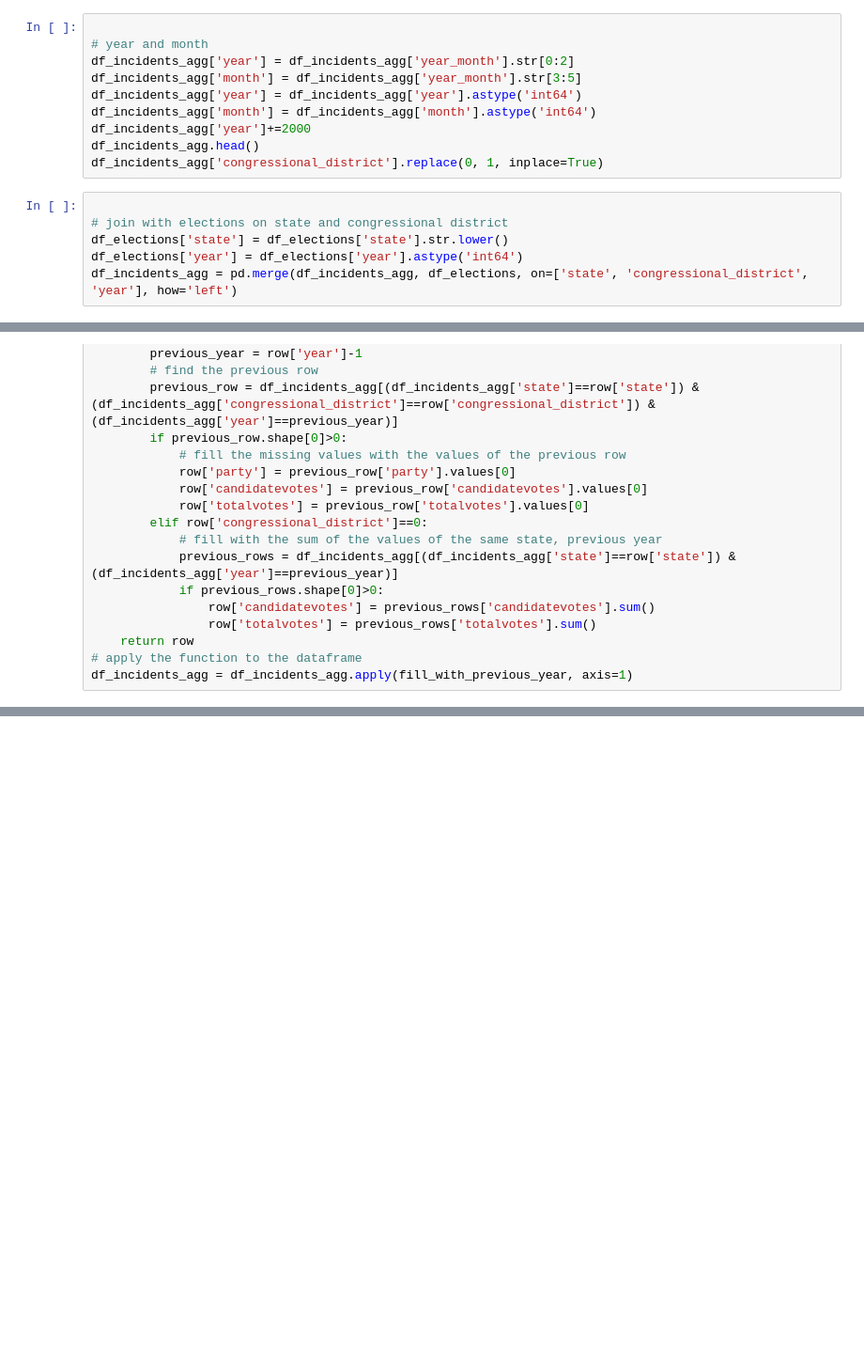
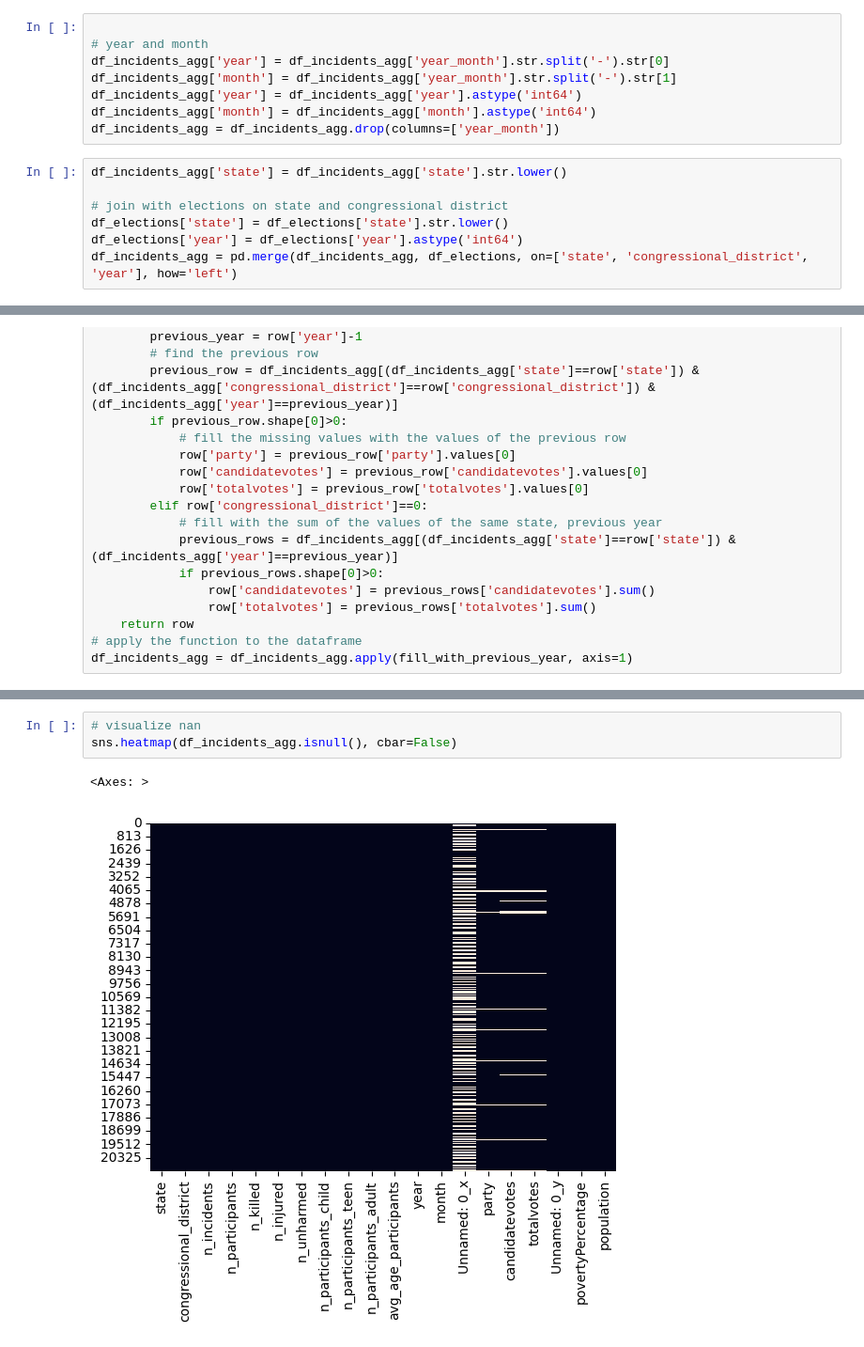
Before and after one commit to irenedovichi/DM-project, a Jupyter notebook: TASK 1/AggregatedDataset.ipynb, the cells around one changed output, grey strips where cells are left out. Shown at 94% size. Cells and saved outputs as stored; diff of their text form; blank space fills up the shorter version.

```diff
--- a/TASK 1/AggregatedDataset.ipynb
+++ b/TASK 1/AggregatedDataset.ipynb
@@ -40,14 +79,13 @@ KeyError: 'Column not found: n_killed'
 # %%
 
 # year and month
-df_incidents_agg['year'] = df_incidents_agg['year_month'].str[0:2]
-df_incidents_agg['month'] = df_incidents_agg['year_month'].str[3:5]
+df_incidents_agg['year'] = df_incidents_agg['year_month'].str.split('-').str[0]
+df_incidents_agg['month'] = df_incidents_agg['year_month'].str.split('-').str[1]
 df_incidents_agg['year'] = df_incidents_agg['year'].astype('int64')
 df_incidents_agg['month'] = df_incidents_agg['month'].astype('int64')
-df_incidents_agg['year']+=2000
-df_incidents_agg.head()
-df_incidents_agg['congressional_district'].replace(0, 1, inplace=True)
+df_incidents_agg = df_incidents_agg.drop(columns=['year_month'])
 # %%
+df_incidents_agg['state'] = df_incidents_agg['state'].str.lower()
 
 # join with elections on state and congressional district
 df_elections['state'] = df_elections['state'].str.lower()
@@ -85,0 +154,6 @@ df_incidents_agg = df_incidents_agg.apply(fill_with_previous_year, axis=1)
+# %%
+# visualize nan
+sns.heatmap(df_incidents_agg.isnull(), cbar=False)
+# %% [output]
+<Axes: >
+[figure, added]
```
Also changed, not shown: parts of 29 cells of this notebook, 5 other files.
